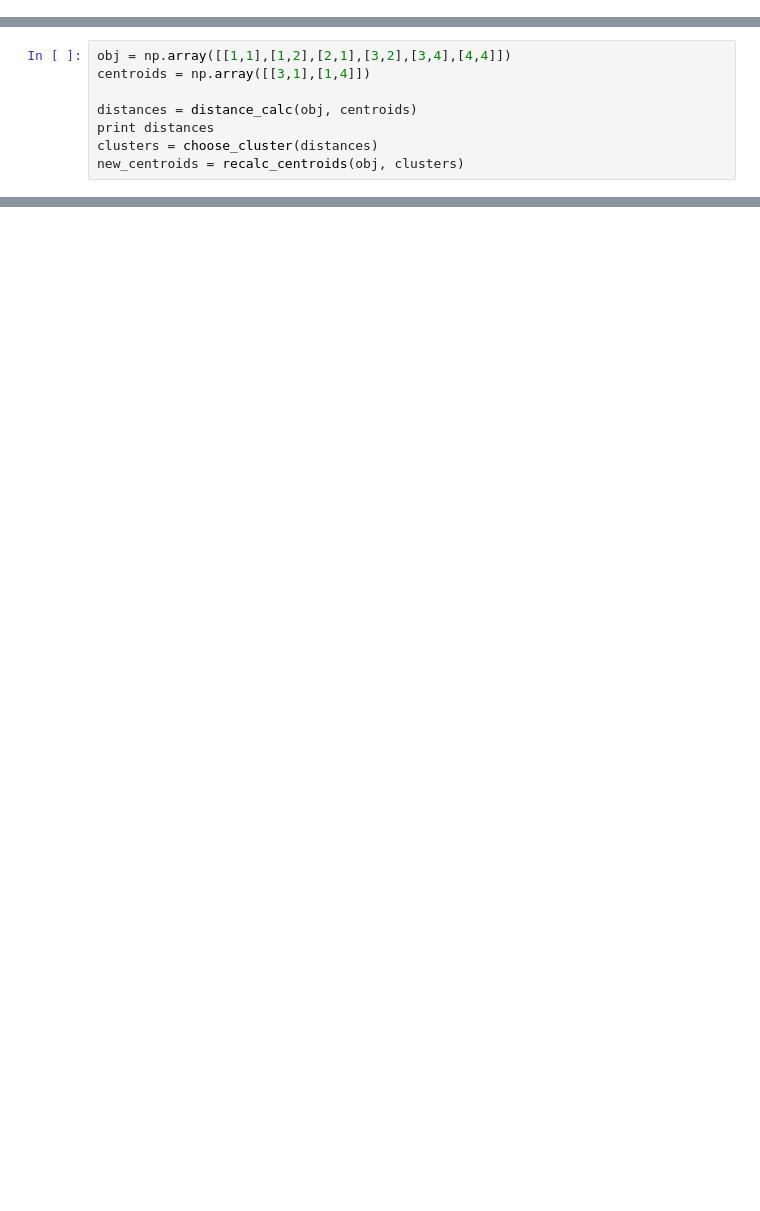
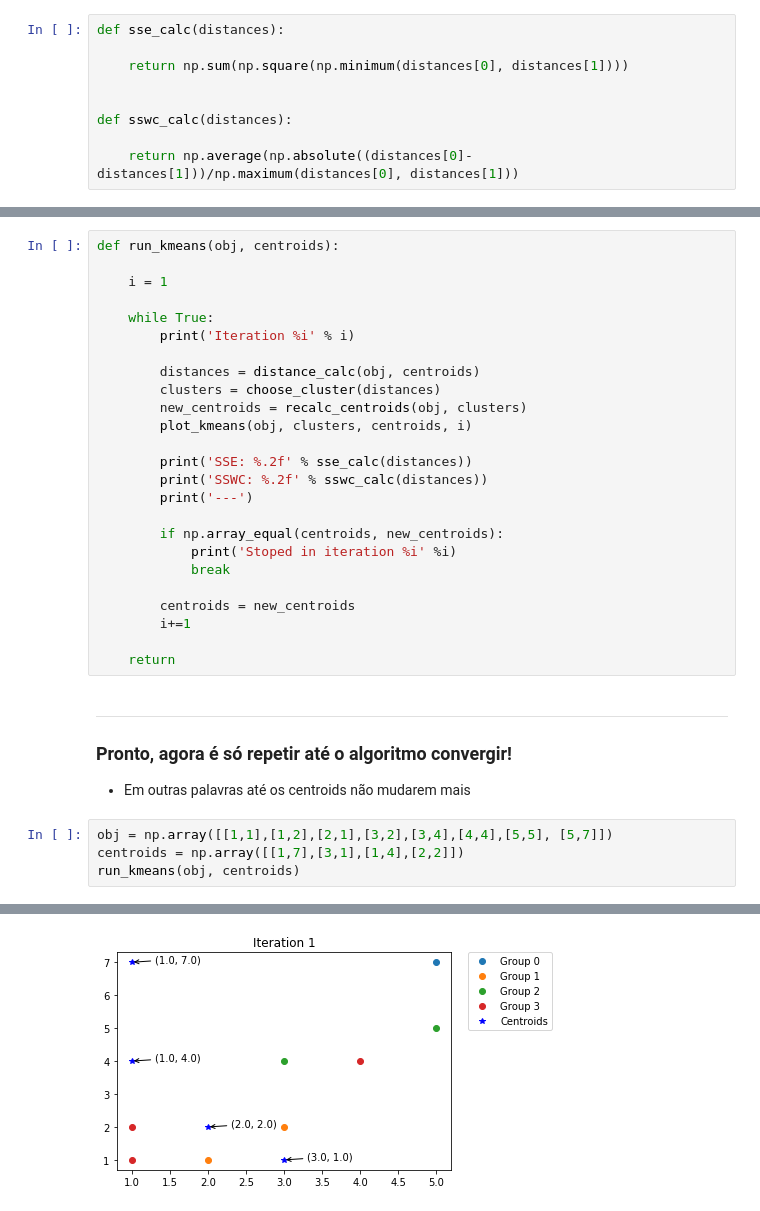
Before and after one commit to jrzmnt/machine-learning, a Jupyter notebook: codes/learning_6_kmeans_n_clusters.ipynb, the cells around one changed output, grey strips where cells are left out. Drawn from its saved outputs; the diff is of its cells as text; blank space fills up the shorter version.

Commit message:
update kmeans

```diff
--- a/codes/learning_6_kmeans_n_clusters.ipynb
+++ b/codes/learning_6_kmeans_n_clusters.ipynb
@@ -49,0 +119,9 @@ def recalc_centroids(obj, clusters):
+# %%
+def sse_calc(distances):
+
+    return np.sum(np.square(np.minimum(distances[0], distances[1])))
+
+
+def sswc_calc(distances):
+
+    return np.average(np.absolute((distances[0]-distances[1]))/np.maximum(distances[0], distances[1]))
@@ -50,9 +160,34 @@ def recalc_centroids(obj, clusters):
+# %%
+def run_kmeans(obj, centroids):
+
+    i = 1
+
+    while True:
+        print('Iteration %i' % i)
+
+        distances = distance_calc(obj, centroids)
+        clusters = choose_cluster(distances)
+        new_centroids = recalc_centroids(obj, clusters)
+        plot_kmeans(obj, clusters, centroids, i)
+
+        print('SSE: %.2f' % sse_calc(distances))
+        print('SSWC: %.2f' % sswc_calc(distances))
+        print('---')
+
+        if np.array_equal(centroids, new_centroids):
+            print('Stoped in iteration %i' %i)
+            break
+
+        centroids = new_centroids
+        i+=1
+
+    return
+# %% [markdown]
+---
+### Pronto, agora é só repetir até o algoritmo convergir!
+* Em outras palavras até os centroids não mudarem mais
 # %%
-obj = np.array([[1,1],[1,2],[2,1],[3,2],[3,4],[4,4]])
-centroids = np.array([[3,1],[1,4]])
-
-distances = distance_calc(obj, centroids)
-print distances
-clusters = choose_cluster(distances)
-new_centroids = recalc_centroids(obj, clusters)
+obj = np.array([[1,1],[1,2],[2,1],[3,2],[3,4],[4,4],[5,5], [5,7]])
+centroids = np.array([[1,7],[3,1],[1,4],[2,2]])
+run_kmeans(obj, centroids)
 # %% [output]
@@ -60,0 +211 @@ new_centroids = recalc_centroids(obj, clusters)
+[figure, added]
```
Also changed, not shown: parts of 15 cells of this notebook, 1 other file.
